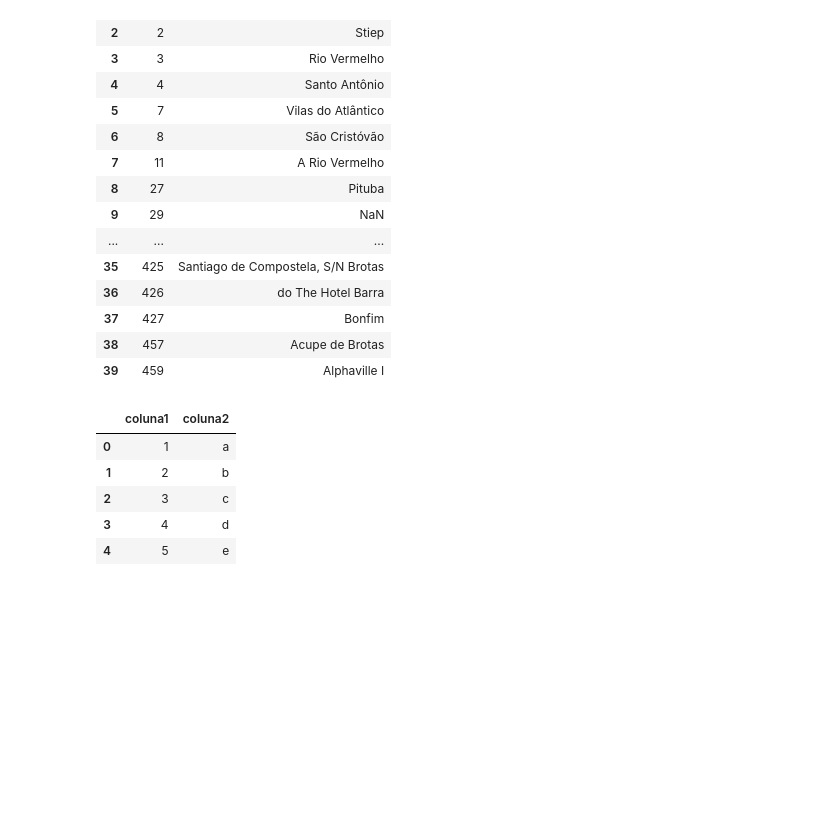
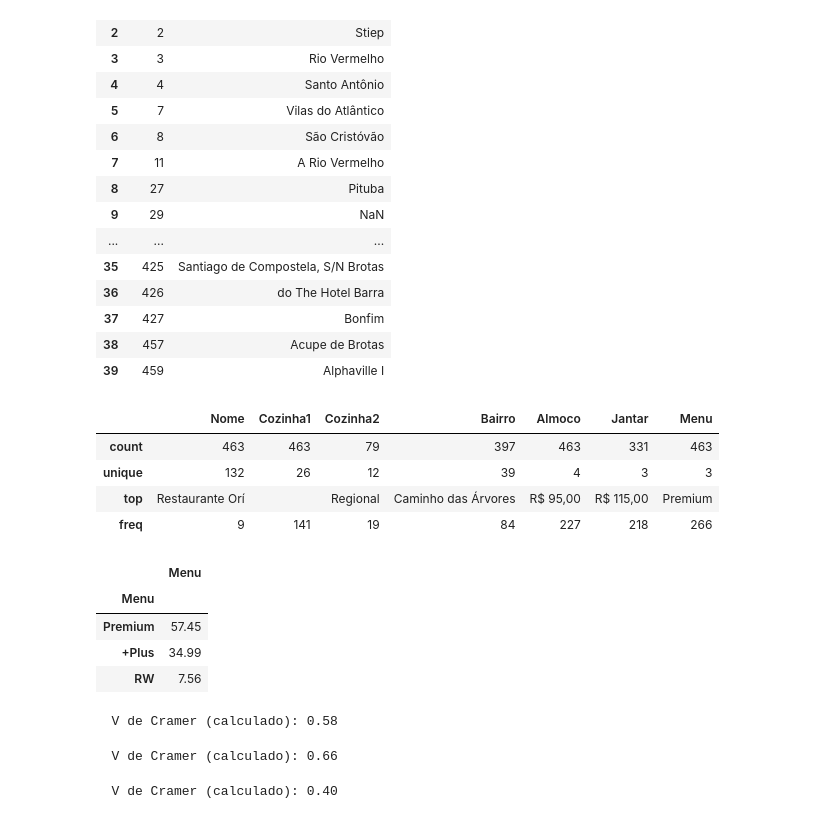
Before and after one commit to BrunoFCastro/ADMF01, a Jupyter notebook: a.ipynb, the cells around one changed output. Cells and saved outputs as stored; diff of their text form; code cells hidden in the pictures; blank space fills up the shorter version.

```diff
--- a/a.ipynb
+++ b/a.ipynb
@@ -99,23 +99,21 @@ temp
 | 37 | 427 | Bonfim |
 | 38 | 457 | Acupe de Brotas |
 | 39 | 459 | Alphaville I |
-# %%
-# Dados iniciais
-data = {'coluna1': [1, 2, 3], 'coluna2': ['a', 'b', 'c']}
-df = p.DataFrame(data)
-
-# Novos dados
-novos_dados = {'coluna1': [4, 5], 'coluna2': ['d', 'e']}
-df_novos = p.DataFrame(novos_dados)
-
-# Adiciona os novos dados ao final do DataFrame original
-df = p.concat([df, df_novos], ignore_index=True)
-
-df
-# %% [output]
-|  | coluna1 | coluna2 |
-| 0 | 1 | a |
-| 1 | 2 | b |
-| 2 | 3 | c |
-| 3 | 4 | d |
-| 4 | 5 | e |
+# %%
+restaurantes.describe(include='all')
+# %% [output]
+|  | Nome | Cozinha1 | Cozinha2 | Bairro | Almoco | Jantar | Menu |
+| count | 463 | 463 | 79 | 397 | 463 | 331 | 463 |
+| unique | 132 | 26 | 12 | 39 | 4 | 3 | 3 |
+| top | Restaurante Orí |  | Regional | Caminho das Árvores | R$ 95,00 | R$ 115,00 | Premium |
+| freq | 9 | 141 | 19 | 84 | 227 | 218 | 266 |
+# %%
+frequencia = p.DataFrame()
+frequencia['Menu'] = restaurantes['Menu'].value_counts(normalize=True).mul(100).round(2)
+frequencia
+# %% [output]
+|  | Menu |
+| Menu |  |
+| Premium | 57.45 |
+| +Plus | 34.99 |
+| RW | 7.56 |
@@ -121,0 +126,21 @@ df
+# %%
+tabela_contingencia = p.crosstab(restaurantes['Bairro'], restaurantes['Cozinha1'])
+
+v_cramer = cramers_v(tabela_contingencia)
+print(f"  V de Cramer (calculado): {v_cramer:.2f}")
+# %% [output]
+  V de Cramer (calculado): 0.58
+# %%
+tabela_contingencia = p.crosstab(restaurantes['Bairro'], restaurantes['Menu'])
+
+v_cramer = cramers_v(tabela_contingencia)
+print(f"  V de Cramer (calculado): {v_cramer:.2f}")
+# %% [output]
+  V de Cramer (calculado): 0.66
+# %%
+tabela_contingencia = p.crosstab(restaurantes['Cozinha1'], restaurantes['Menu'])
+
+v_cramer = cramers_v(tabela_contingencia)
+print(f"  V de Cramer (calculado): {v_cramer:.2f}")
+# %% [output]
+  V de Cramer (calculado): 0.40
```
Also changed, not shown: parts of 12 cells of this notebook, 1 other file.
